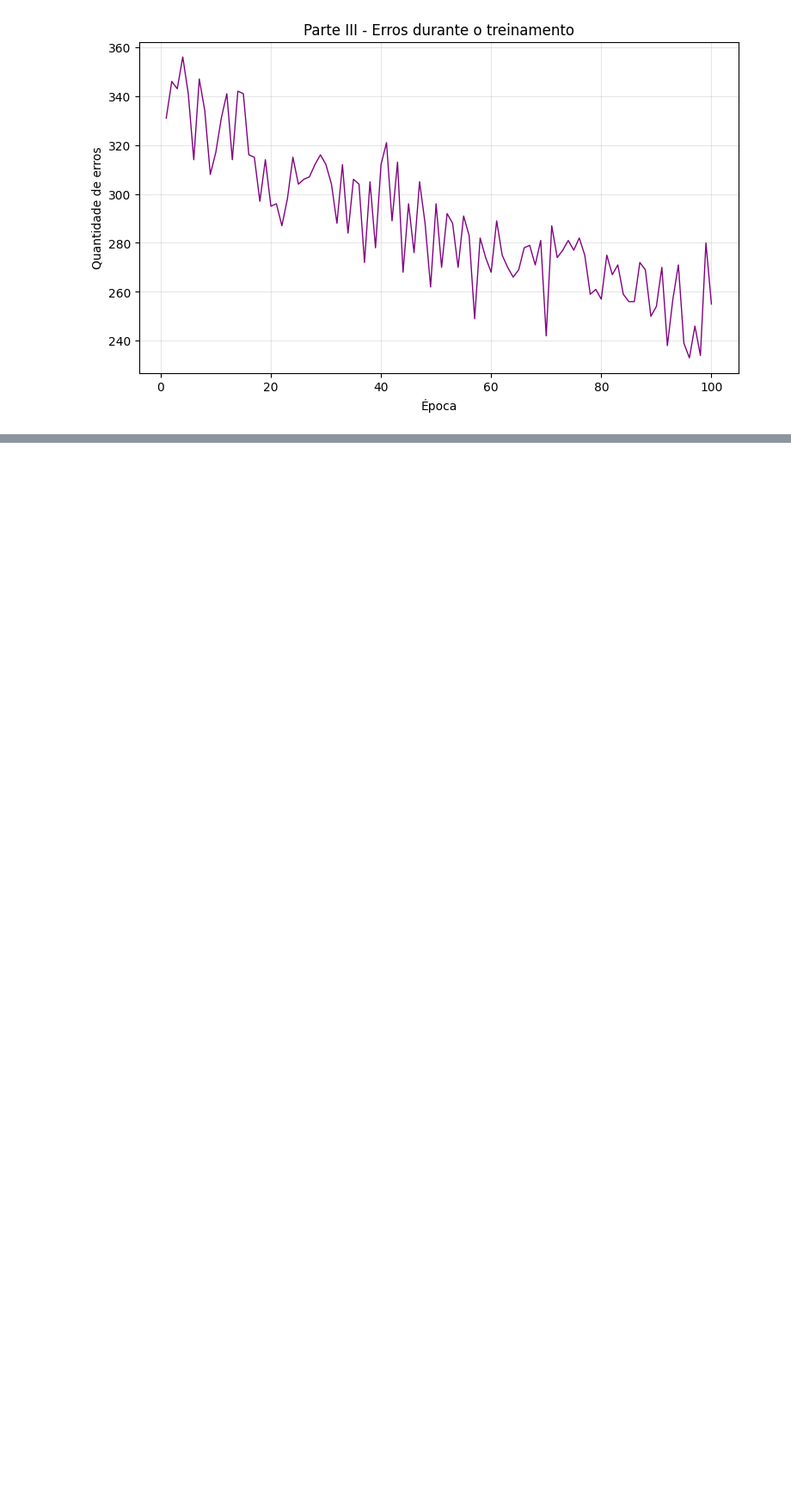
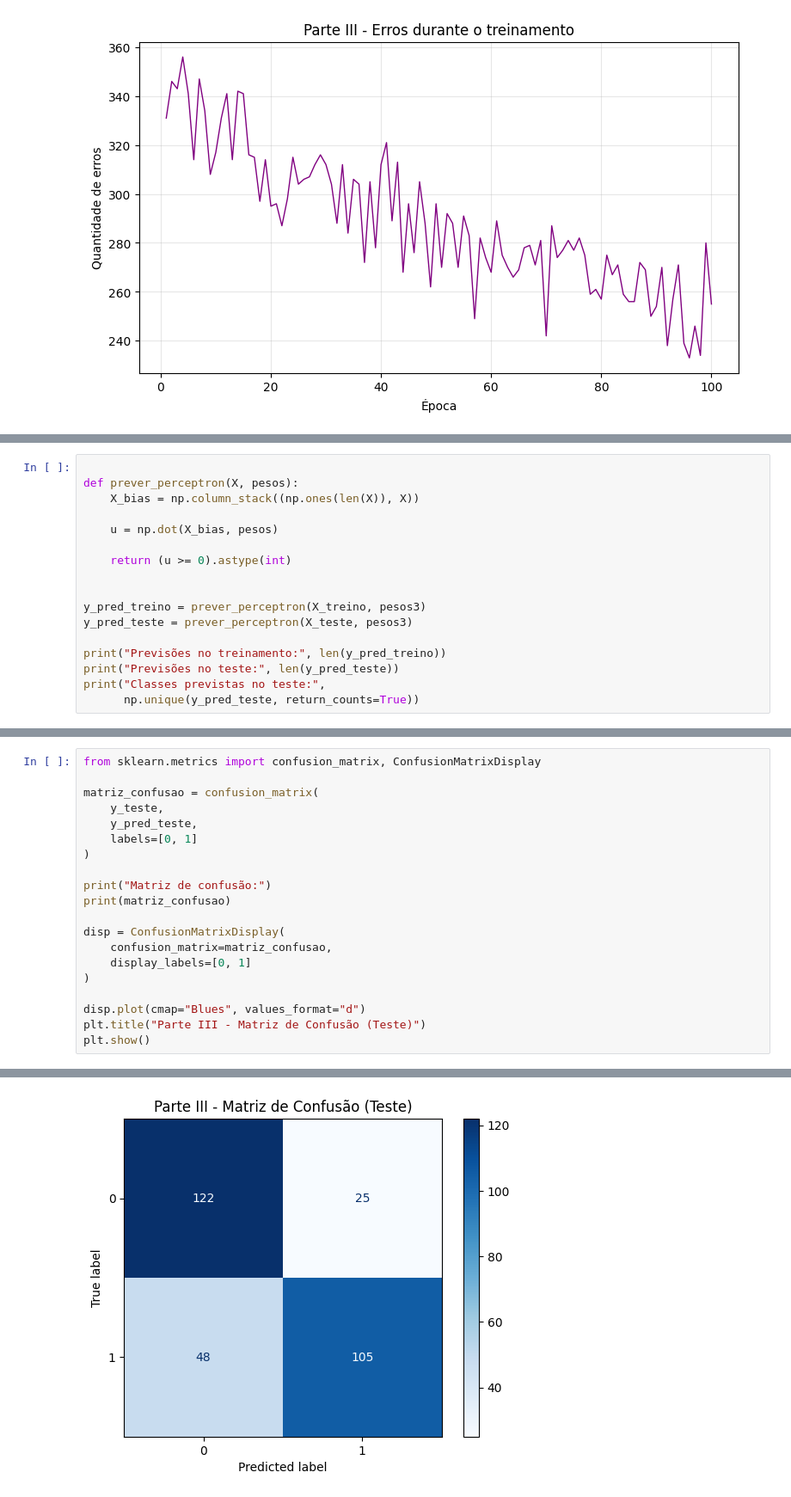
Before and after one commit to RicardoSantiago18/RNA-PP2.1, a Jupyter notebook: main.ipynb, the cells around one changed output, grey strips where cells are left out. Shown at 86% size. Drawn from its saved outputs; the diff is of its cells as text; blank space fills up the shorter version.

```diff
--- a/main.ipynb
+++ b/main.ipynb
@@ -372,0 +375,17 @@ plt.show()
+# %%
+
+def prever_perceptron(X, pesos):
+    X_bias = np.column_stack((np.ones(len(X)), X))
+
+    u = np.dot(X_bias, pesos)
+
+    return (u >= 0).astype(int)
+
+
+y_pred_treino = prever_perceptron(X_treino, pesos3)
+y_pred_teste = prever_perceptron(X_teste, pesos3)
+
+print("Previsões no treinamento:", len(y_pred_treino))
+print("Previsões no teste:", len(y_pred_teste))
+print("Classes previstas no teste:",
+      np.unique(y_pred_teste, return_counts=True))
@@ -372,0 +396,21 @@ plt.show()
+# %%
+from sklearn.metrics import confusion_matrix, ConfusionMatrixDisplay
+
+matriz_confusao = confusion_matrix(
+    y_teste,
+    y_pred_teste,
+    labels=[0, 1]
+)
+
+print("Matriz de confusão:")
+print(matriz_confusao)
+
+disp = ConfusionMatrixDisplay(
+    confusion_matrix=matriz_confusao,
+    display_labels=[0, 1]
+)
+
+disp.plot(cmap="Blues", values_format="d")
+plt.title("Parte III - Matriz de Confusão (Teste)")
+plt.show()
+# %% [output]
@@ -372,0 +420 @@ plt.show()
+[figure, added]
```
Also changed, not shown: parts of 6 cells of this notebook.
